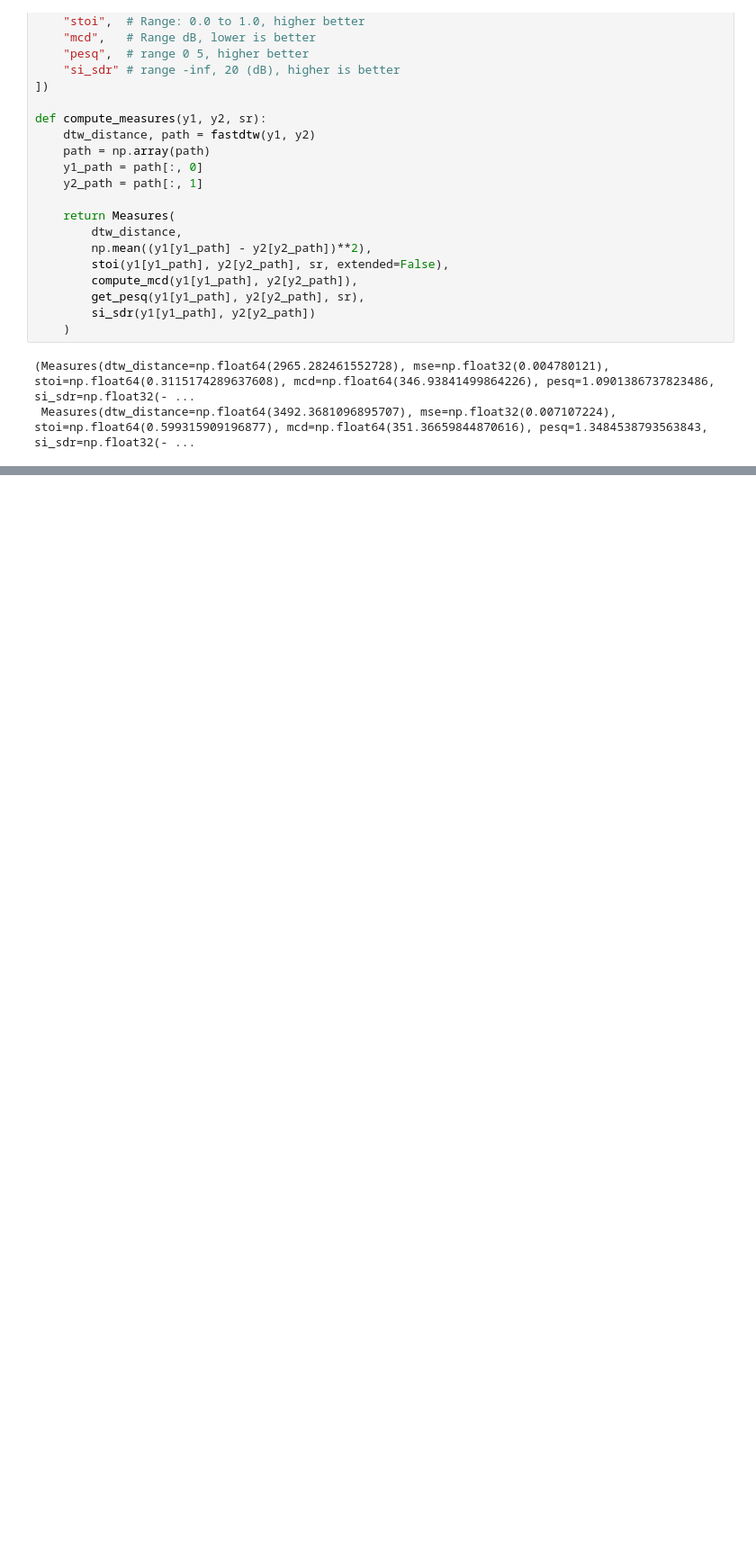
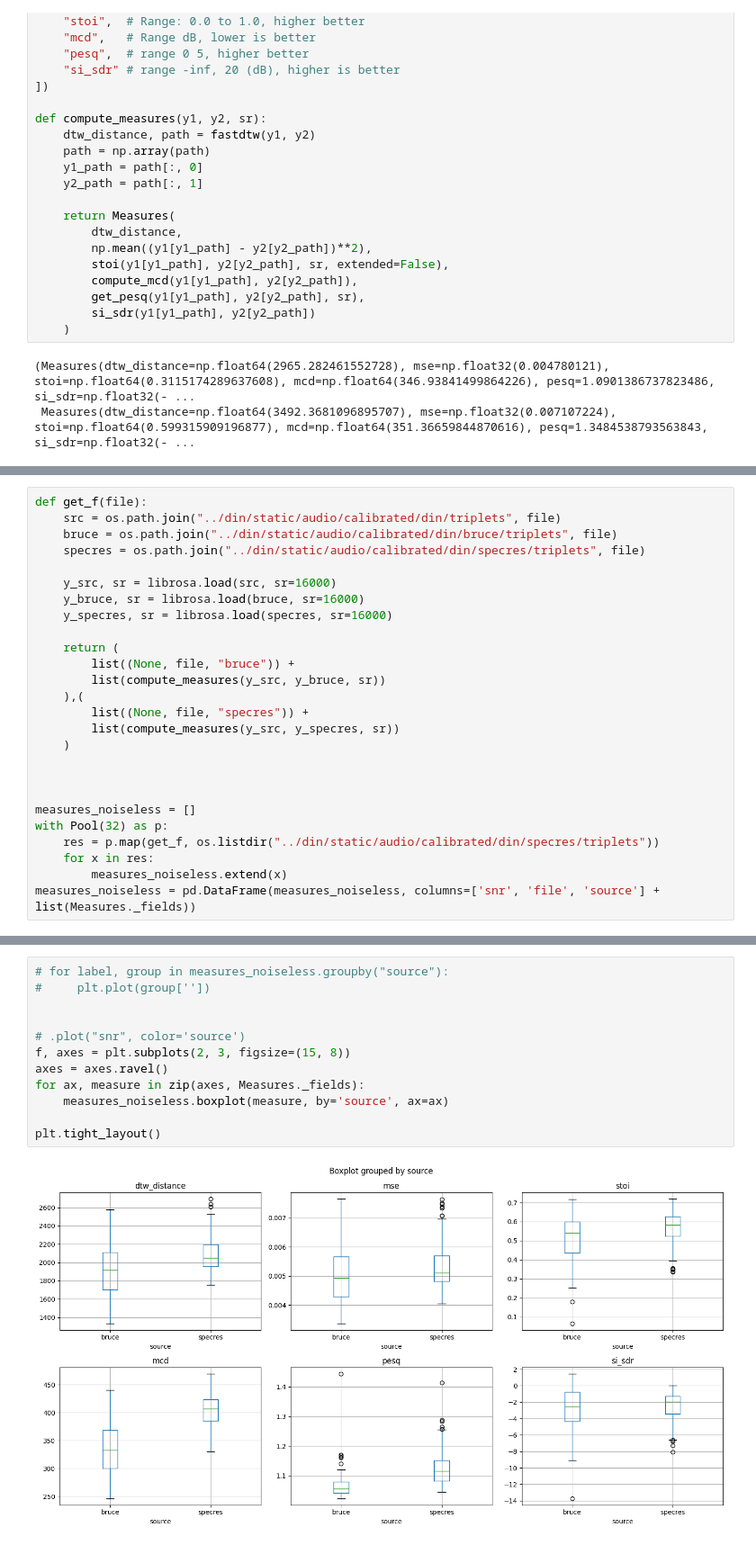
Before and after one commit to jacobdenobel/dinweb, a Jupyter notebook: scripts/compare_data.ipynb, the cells around one changed output, grey strips where cells are left out. Shown at 90% size. Cells and saved outputs as stored; diff of their text form; blank space fills up the shorter version.

```diff
--- a/scripts/compare_data.ipynb
+++ b/scripts/compare_data.ipynb
@@ -254,0 +275,26 @@ snr+10
+# %%
+def get_f(file):
+    src = os.path.join("../din/static/audio/calibrated/din/triplets", file)
+    bruce = os.path.join("../din/static/audio/calibrated/din/bruce/triplets", file)
+    specres = os.path.join("../din/static/audio/calibrated/din/specres/triplets", file)
+
+    y_src, sr = librosa.load(src, sr=16000)
+    y_bruce, sr = librosa.load(bruce, sr=16000)
+    y_specres, sr = librosa.load(specres, sr=16000)
+
+    return (
+        list((None, file, "bruce")) +
+        list(compute_measures(y_src, y_bruce, sr))
+    ),(
+        list((None, file, "specres")) +
+        list(compute_measures(y_src, y_specres, sr))
+    )
+
+
+
+measures_noiseless = []
+with Pool(32) as p:
+    res = p.map(get_f, os.listdir("../din/static/audio/calibrated/din/specres/triplets"))
+    for x in res:
+        measures_noiseless.extend(x)
+measures_noiseless = pd.DataFrame(measures_noiseless, columns=['snr', 'file', 'source'] + list(Measures._fields))
@@ -254,0 +319,14 @@ snr+10
+# %%
+# for label, group in measures_noiseless.groupby("source"):
+#     plt.plot(group[''])
+
+
+# .plot("snr", color='source')
+f, axes = plt.subplots(2, 3, figsize=(15, 8))
+axes = axes.ravel()
+for ax, measure in zip(axes, Measures._fields):
+    measures_noiseless.boxplot(measure, by='source', ax=ax)
+
+plt.tight_layout()
+# %% [output]
+[figure, added]
```
Also changed, not shown: parts of 6 cells of this notebook, 2 other files.
